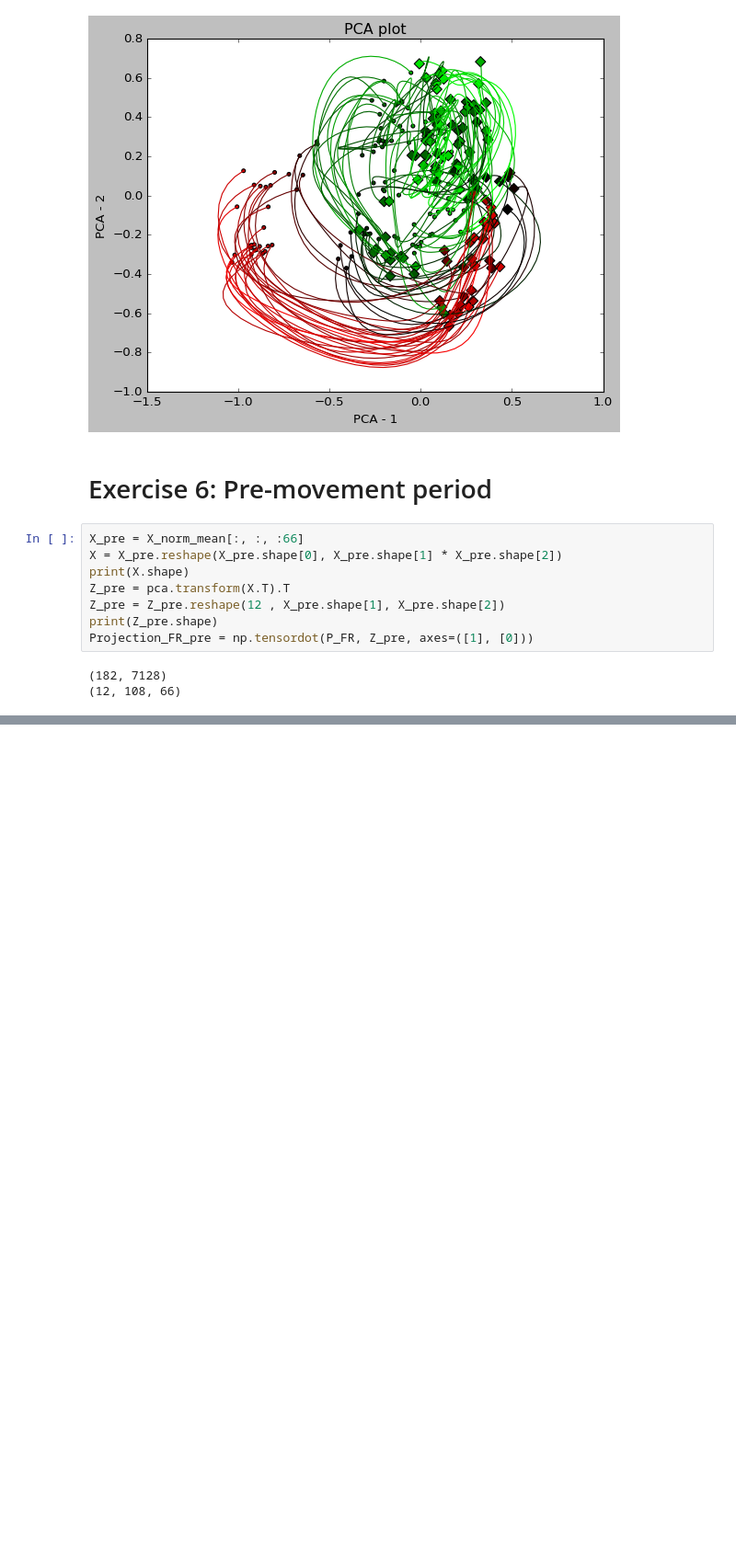
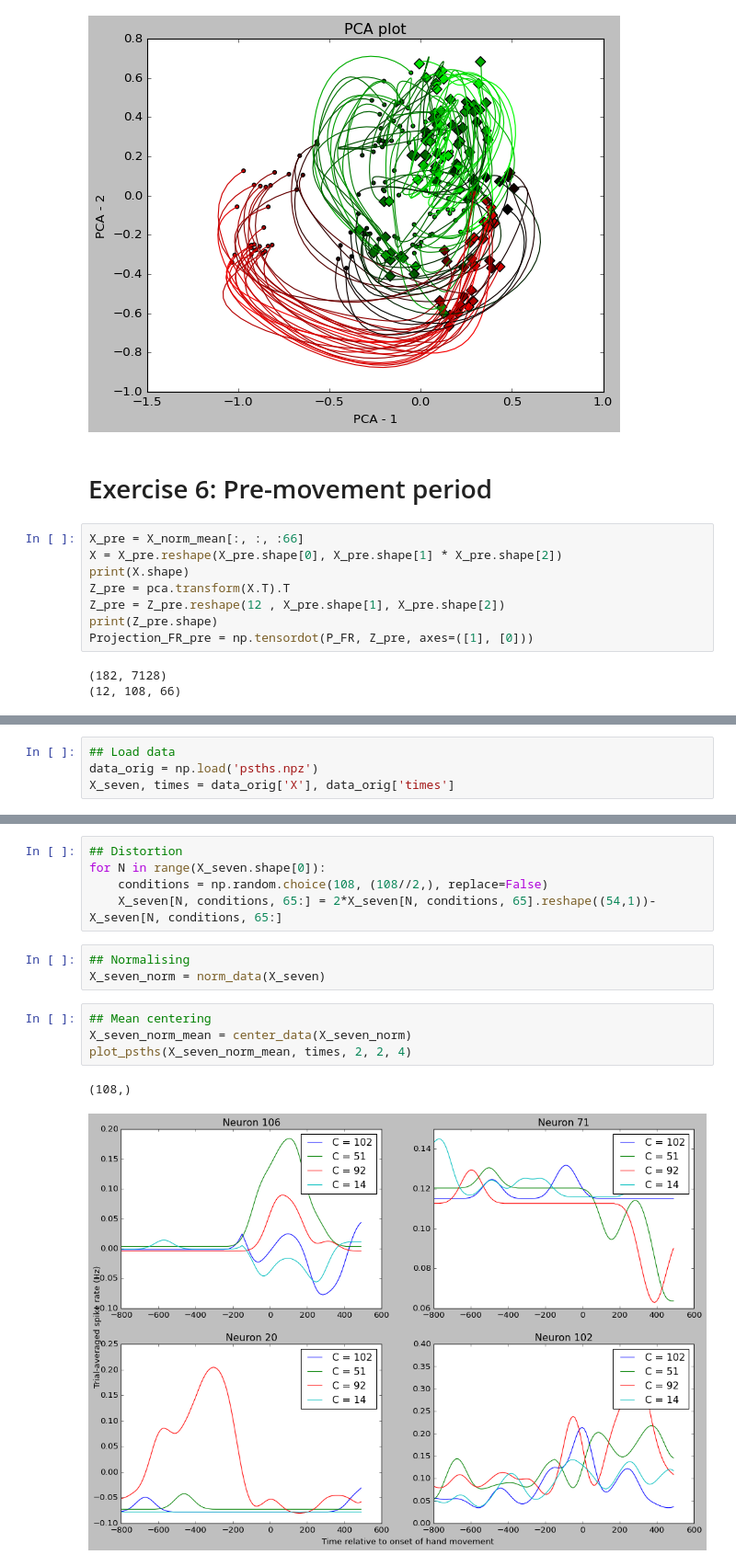
Before and after one commit to ofs416/Brain_Machine_Interfaces, a Jupyter notebook: Coursework_1/code.ipynb, the cells around one changed output, grey strips where cells are left out. Shown at 92% size. Drawn from its saved outputs; the diff is of its cells as text; blank space fills up the shorter version.

```diff
--- a/Coursework_1/code.ipynb
+++ b/Coursework_1/code.ipynb
@@ -333,0 +364,4 @@ plt.show()
+# %%
+## Load data
+data_orig = np.load('psths.npz')
+X_seven, times = data_orig['X'], data_orig['times']
@@ -333,0 +373,15 @@ plt.show()
+# %%
+## Distortion
+for N in range(X_seven.shape[0]):
+    conditions = np.random.choice(108, (108//2,), replace=False)
+    X_seven[N, conditions, 65:] = 2*X_seven[N, conditions, 65].reshape((54,1))- X_seven[N, conditions, 65:]
+# %%
+## Normalising
+X_seven_norm = norm_data(X_seven)
+# %%
+## Mean centering
+X_seven_norm_mean = center_data(X_seven_norm)
+plot_psths(X_seven_norm_mean, times, 2, 2, 4)
+# %% [output]
+(108,)
+[figure, added]
```
Also changed, not shown: parts of 22 cells of this notebook.
